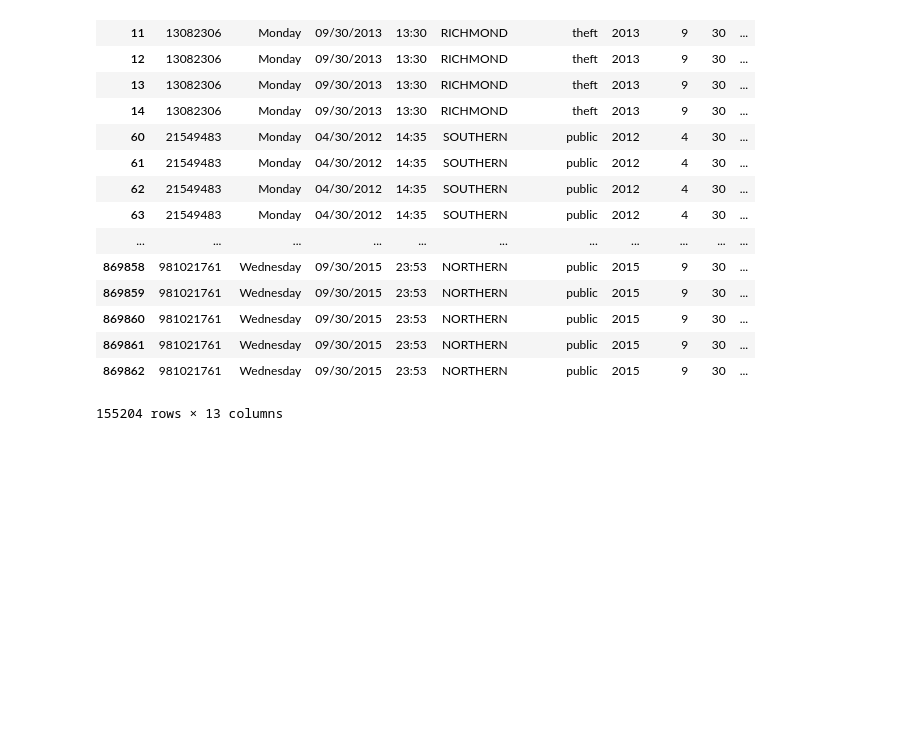
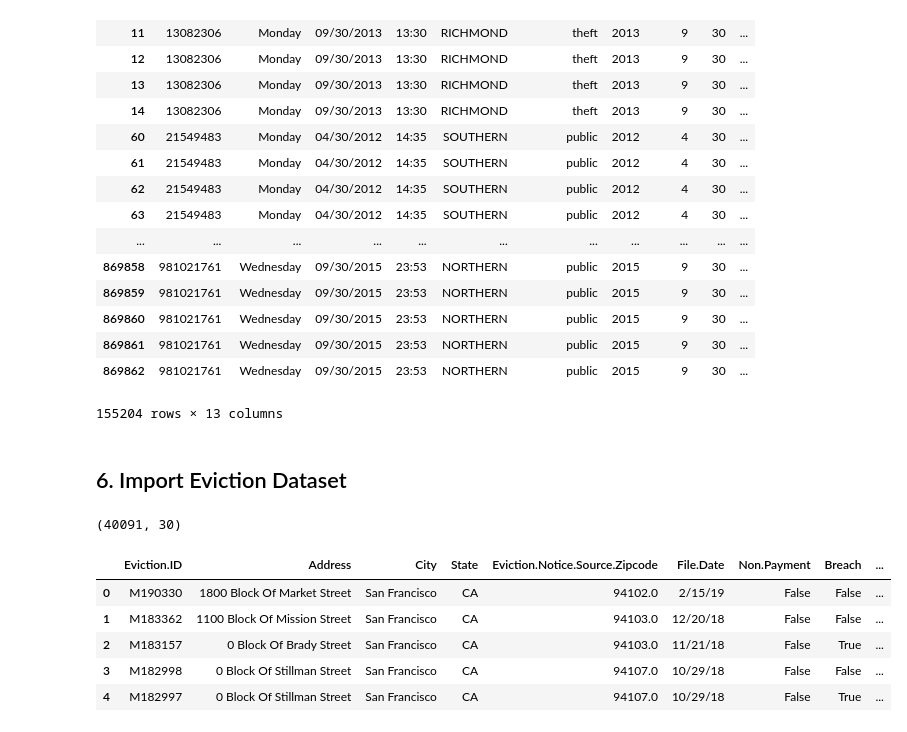
Before and after one commit to limclara-sq/IEOR242-SFCrimePrediction, a Jupyter notebook: preprocessing/Crime_preprocessing.ipynb, the cells around one changed output. Cells and saved outputs as stored; diff of their text form; code cells hidden in the pictures; blank space fills up the shorter version.

Commit message:
Added eviction data (part 6)

```diff
--- a/preprocessing/Crime_preprocessing.ipynb
+++ b/preprocessing/Crime_preprocessing.ipynb
@@ -558,0 +561,18 @@ combinedDF
+# %% [markdown]
+## 6. Import Eviction Dataset
+# %%
+eviction_df = pd.read_csv('data/eviction_minus.csv',header=0)
+# %%
+eviction_df.shape
+# %% [output]
+(40091, 30)
+# %%
+pd.set_option('display.max_columns', 30)
+eviction_df.head()
+# %% [output]
+|  | Eviction.ID | Address | City | State | Eviction.Notice.Source.Zipcode | File.Date | Non.Payment | Breach | ... |
+| 0 | M190330 | 1800 Block Of Market Street | San Francisco | CA | 94102.0 | 2/15/19 | False | False | ... |
+| 1 | M183362 | 1100 Block Of Mission Street | San Francisco | CA | 94103.0 | 12/20/18 | False | False | ... |
+| 2 | M183157 | 0 Block Of Brady Street | San Francisco | CA | 94103.0 | 11/21/18 | False | True | ... |
+| 3 | M182998 | 0 Block Of Stillman Street | San Francisco | CA | 94107.0 | 10/29/18 | False | False | ... |
+| 4 | M182997 | 0 Block Of Stillman Street | San Francisco | CA | 94107.0 | 10/29/18 | False | True | ... |
```
Also changed, not shown: parts of 5 cells of this notebook, 1 other file.
